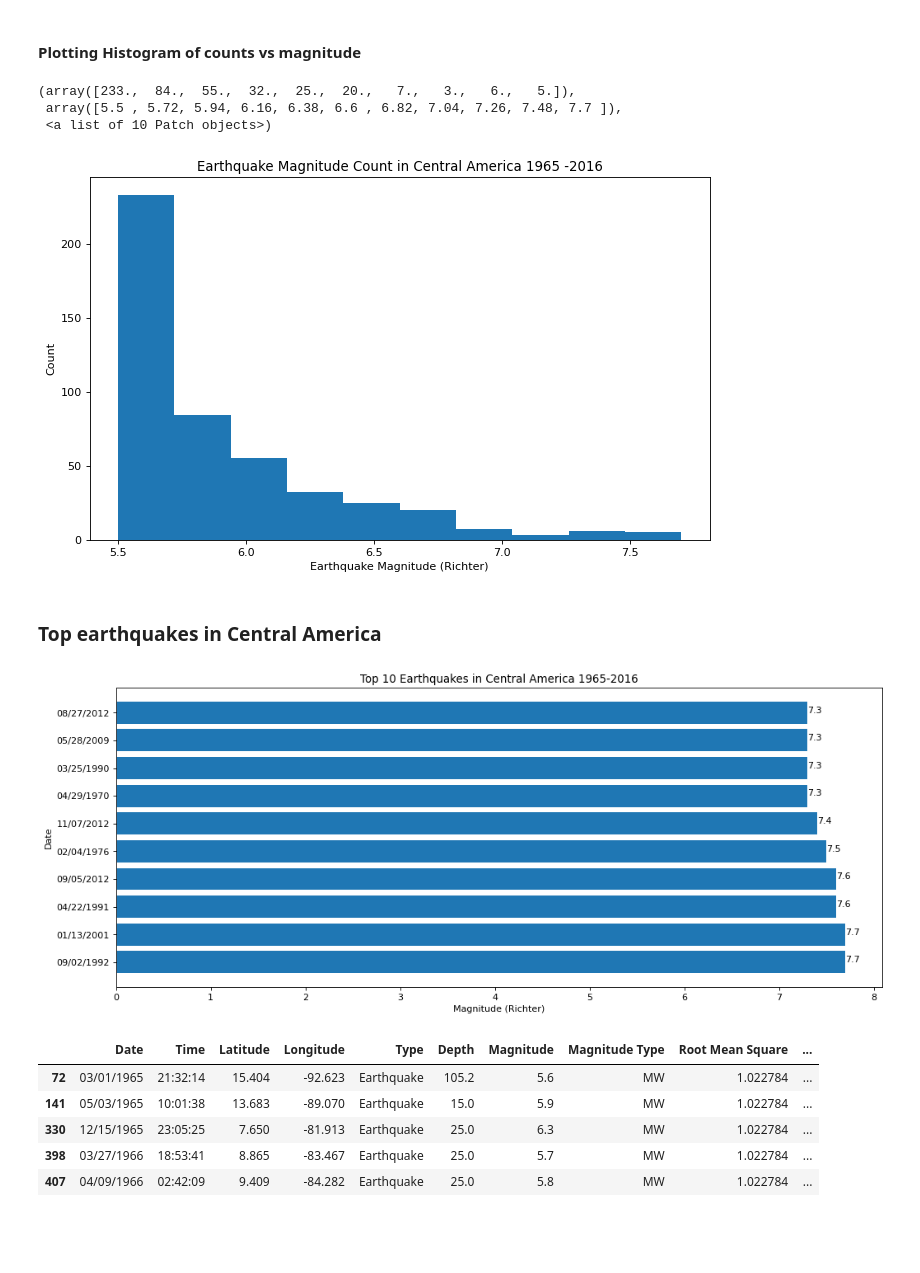
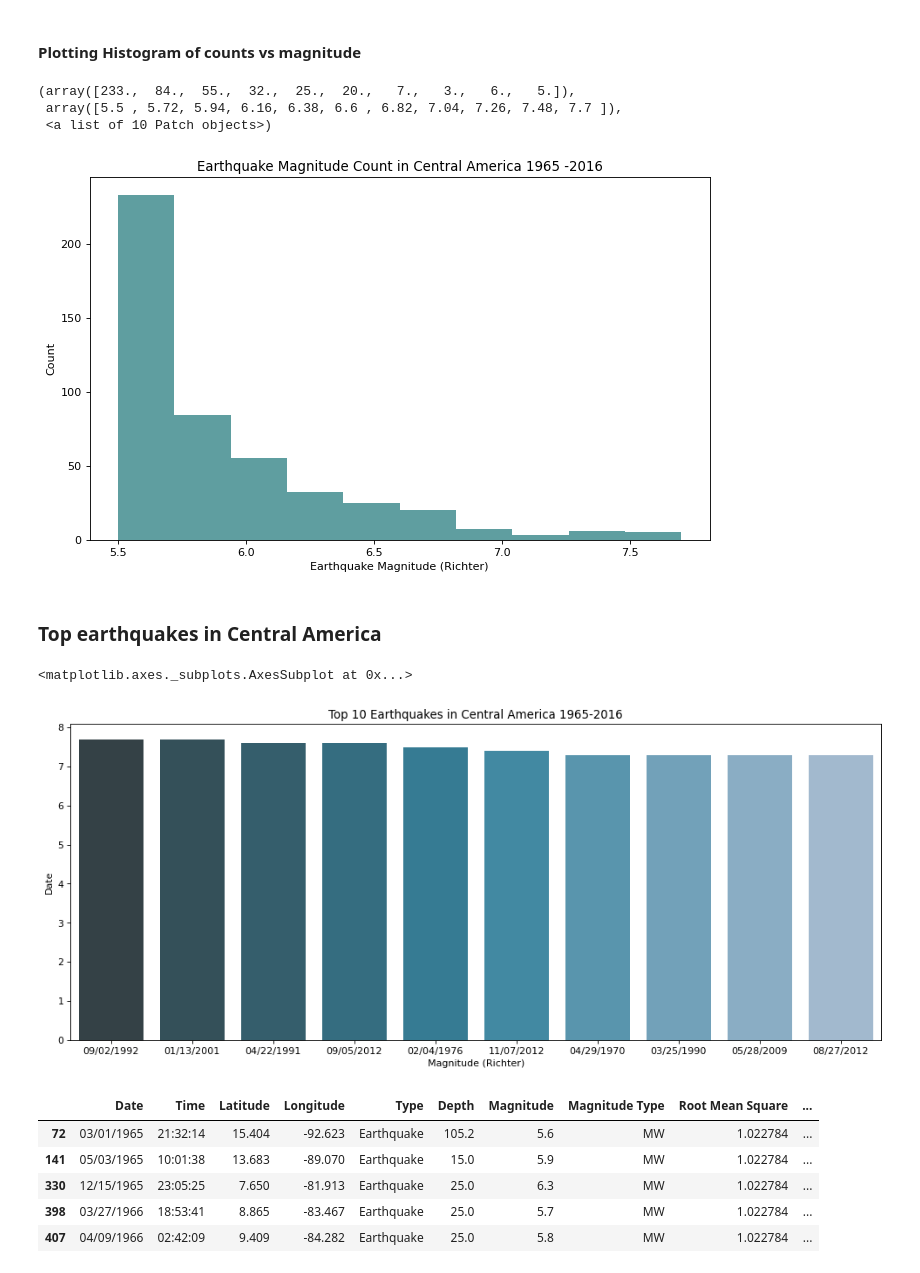
Before and after one commit to sotus30/Earthquakes_Central_America, a Jupyter notebook: Data Exploration 2.ipynb, the cells around one changed output. Drawn from its saved outputs; the diff is of its cells as text; code cells hidden in the pictures; blank space fills up the shorter version.

```diff
--- a/Data Exploration 2.ipynb
+++ b/Data Exploration 2.ipynb
@@ -125,6 +125,8 @@ MH        5
 Name: Magnitude Type, dtype: int64
 # %% [markdown]
 <h4> Creating a value called "other" to group values with low counts
+# %%
+df_eq1['Magnitude Type'] = df_eq1['Magnitude Type'].str.replace('MH', 'other').str.replace('MD', 'other').str.replace('MWR','other').str.replace('ML', 'other').str.replace('MS', 'other').str.replace('MWW', 'other')
 # %% [markdown]
 <h3> Source
 # %% [markdown]
@@ -312,6 +314,8 @@ CA_magcount = df_CA1['Magnitude'].values
 import matplotlib as mpl
 import matplotlib.pyplot as plt
 from matplotlib.pyplot import figure
+from matplotlib.pyplot import cm
+
 
 figure(num=None, figsize=(10, 6), dpi=80, facecolor='w', edgecolor='k')
 
@@ -319,31 +323,28 @@ plt.title('Earthquake Magnitude Count in Central America 1965 -2016')
 plt.xlabel('Earthquake Magnitude (Richter)')
 plt.ylabel('Count')
 
-
-plt.hist(CA_magcount, bins=10)
+plt.hist(CA_magcount, bins=10, color='cadetblue')
 # %% [output]
 (array([233.,  84.,  55.,  32.,  25.,  20.,   7.,   3.,   6.,   5.]),
  array([5.5 , 5.72, 5.94, 6.16, 6.38, 6.6 , 6.82, 7.04, 7.26, 7.48, 7.7 ]),
  <a list of 10 Patch objects>)
-[figure, old version]
+[figure, new version]
 # %% [markdown]
 <h3> Top earthquakes in Central America
 # %%
 CA_top10 = df_CA1.nlargest(10, 'Magnitude')
 y= CA_top10['Magnitude'].values
 
 figure(num=None, figsize=(15, 6), dpi=80, facecolor='w', edgecolor='k')
 
 plt.title('Top 10 Earthquakes in Central America 1965-2016')
 plt.xlabel('Magnitude (Richter)')
 plt.ylabel('Date')
 
-plt.barh(CA_top10['Date'].values, CA_top10['Magnitude'].values)
-
-for index, value in enumerate(y):
-    plt.text(value, index, str(value))
+sns.barplot(CA_top10['Date'].values, CA_top10['Magnitude'].values, palette='PuBuGn_d')
 # %% [output]
+<matplotlib.axes._subplots.AxesSubplot at 0x...>
-[figure, old version]
+[figure, new version]
 # %%
 df_CA1['year'] = pd.DatetimeIndex(df_CA1['Date']).year
 # %%
```
Also changed, not shown: parts of 15 cells of this notebook.
